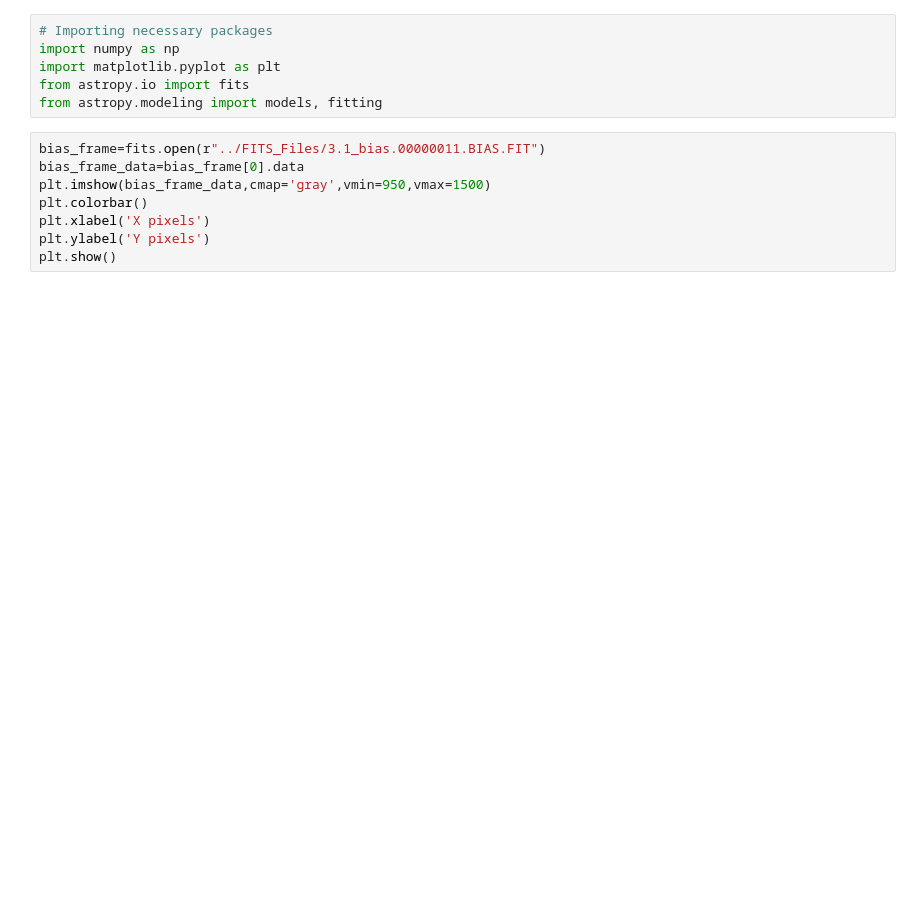
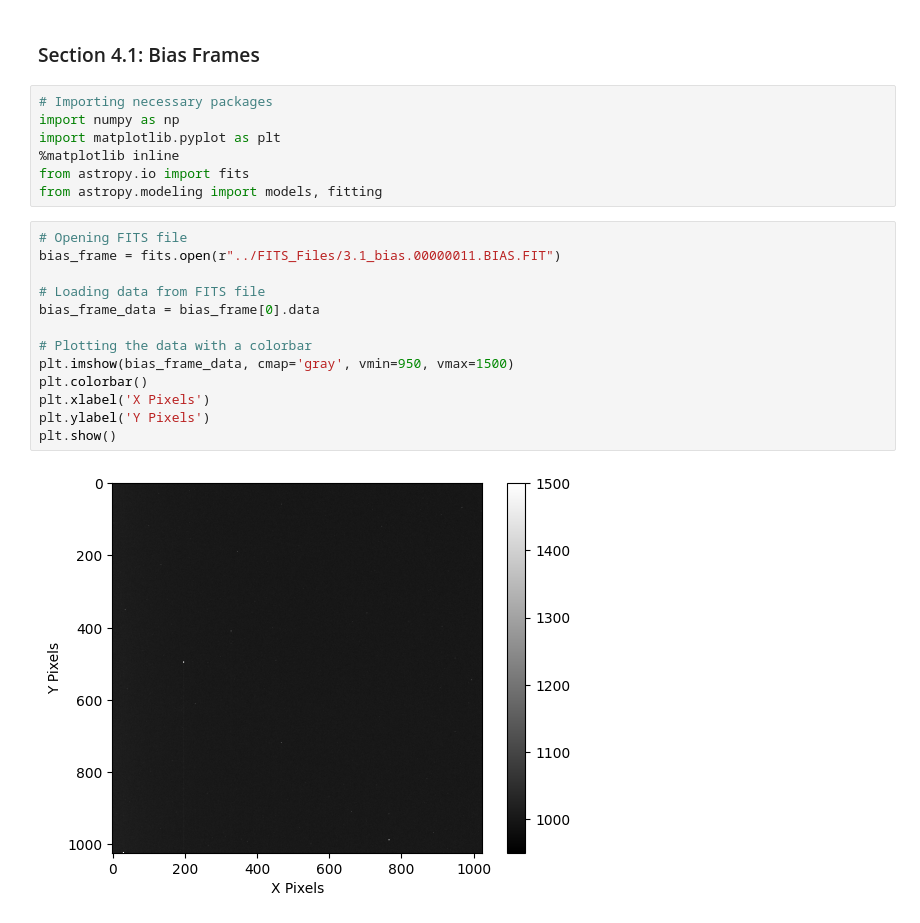
Before and after one commit to emsonmez/AST_443, a Jupyter notebook: Lab_1/Misha_Work/section_4.1.ipynb, the cells around one changed output. Saved outputs shown, nothing was run; the diff lists cells and outputs as text; blank space fills up the shorter version.

Commit message:
Restored Original Section 4.1

```diff
--- a/Lab_1/Misha_Work/section_4.1.ipynb
+++ b/Lab_1/Misha_Work/section_4.1.ipynb
@@ -1,15 +1,25 @@
+# %% [markdown]
+### Section 4.1: Bias Frames
 # %%
 # Importing necessary packages
 import numpy as np
 import matplotlib.pyplot as plt
+%matplotlib inline
 from astropy.io import fits
 from astropy.modeling import models, fitting
 # %%
-bias_frame=fits.open(r"../FITS_Files/3.1_bias.00000011.BIAS.FIT")
-bias_frame_data=bias_frame[0].data
-plt.imshow(bias_frame_data,cmap='gray',vmin=950,vmax=1500)
+# Opening FITS file
+bias_frame = fits.open(r"../FITS_Files/3.1_bias.00000011.BIAS.FIT")
+
+# Loading data from FITS file
+bias_frame_data = bias_frame[0].data
+
+# Plotting the data with a colorbar
+plt.imshow(bias_frame_data, cmap='gray', vmin=950, vmax=1500)
 plt.colorbar()
-plt.xlabel('X pixels')
-plt.ylabel('Y pixels')
+plt.xlabel('X Pixels')
+plt.ylabel('Y Pixels')
 plt.show()
+# %% [output]
+[figure, added]
 # %%
```
Also changed, not shown: parts of 7 cells of this notebook, 2 other files.
